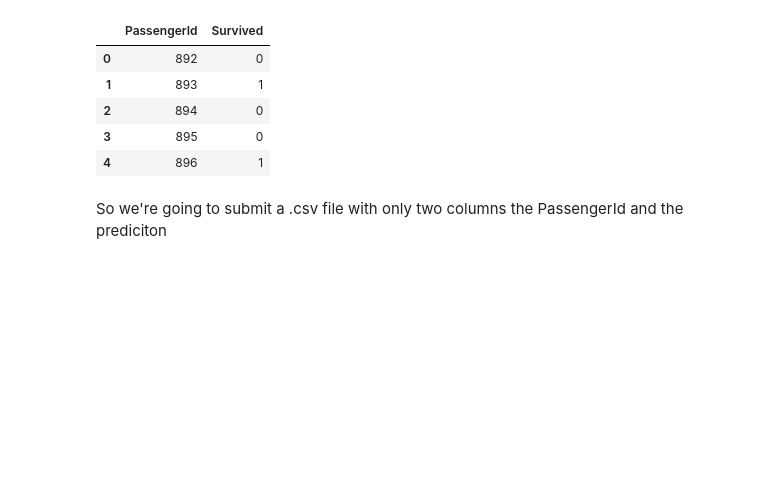
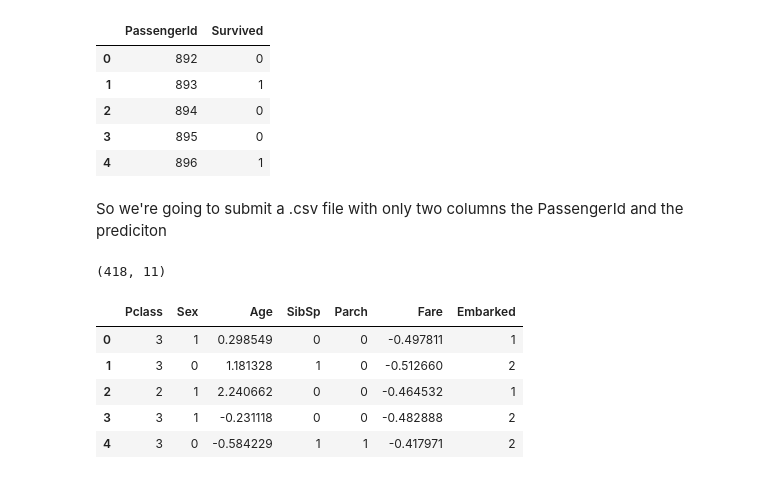
Before and after one commit to Braxion06/Titanic_V2, a Jupyter notebook: Titanic_v2.ipynb, the cells around one changed output. Cells and saved outputs as stored; diff of their text form; code cells hidden in the pictures; blank space fills up the shorter version.

```diff
--- a/Titanic_v2.ipynb
+++ b/Titanic_v2.ipynb
@@ -525,0 +524,23 @@ df_target = pd.read_csv('data/test.csv')
+# %%
+df_target.shape
+# %% [output]
+(418, 11)
+# %%
+age_scaler = StandardScaler()
+fare_scaler = StandardScaler()
+df_target['Age'] = age_scaler.fit_transform(df_target['Age'].values.reshape(-1, 1))
+df_target['Fare'] = fare_scaler.fit_transform(df_target['Fare'].values.reshape(-1, 1))
+# %%
+sex_encoder = LabelEncoder()
+embarked_encoder = LabelEncoder()
+df_target['Sex'] = sex_encoder.fit_transform(df_target['Sex'])
+df_target['Embarked'] = embarked_encoder.fit_transform(df_target['Embarked'])
+# %%
+df_target[features].head()
+# %% [output]
+|  | Pclass | Sex | Age | SibSp | Parch | Fare | Embarked |
+| 0 | 3 | 1 | 0.298549 | 0 | 0 | -0.497811 | 1 |
+| 1 | 3 | 0 | 1.181328 | 1 | 0 | -0.512660 | 2 |
+| 2 | 2 | 1 | 2.240662 | 0 | 0 | -0.464532 | 1 |
+| 3 | 3 | 1 | -0.231118 | 0 | 0 | -0.482888 | 2 |
+| 4 | 3 | 0 | -0.584229 | 1 | 1 | -0.417971 | 2 |
```
Also changed, not shown: parts of 9 cells of this notebook.
